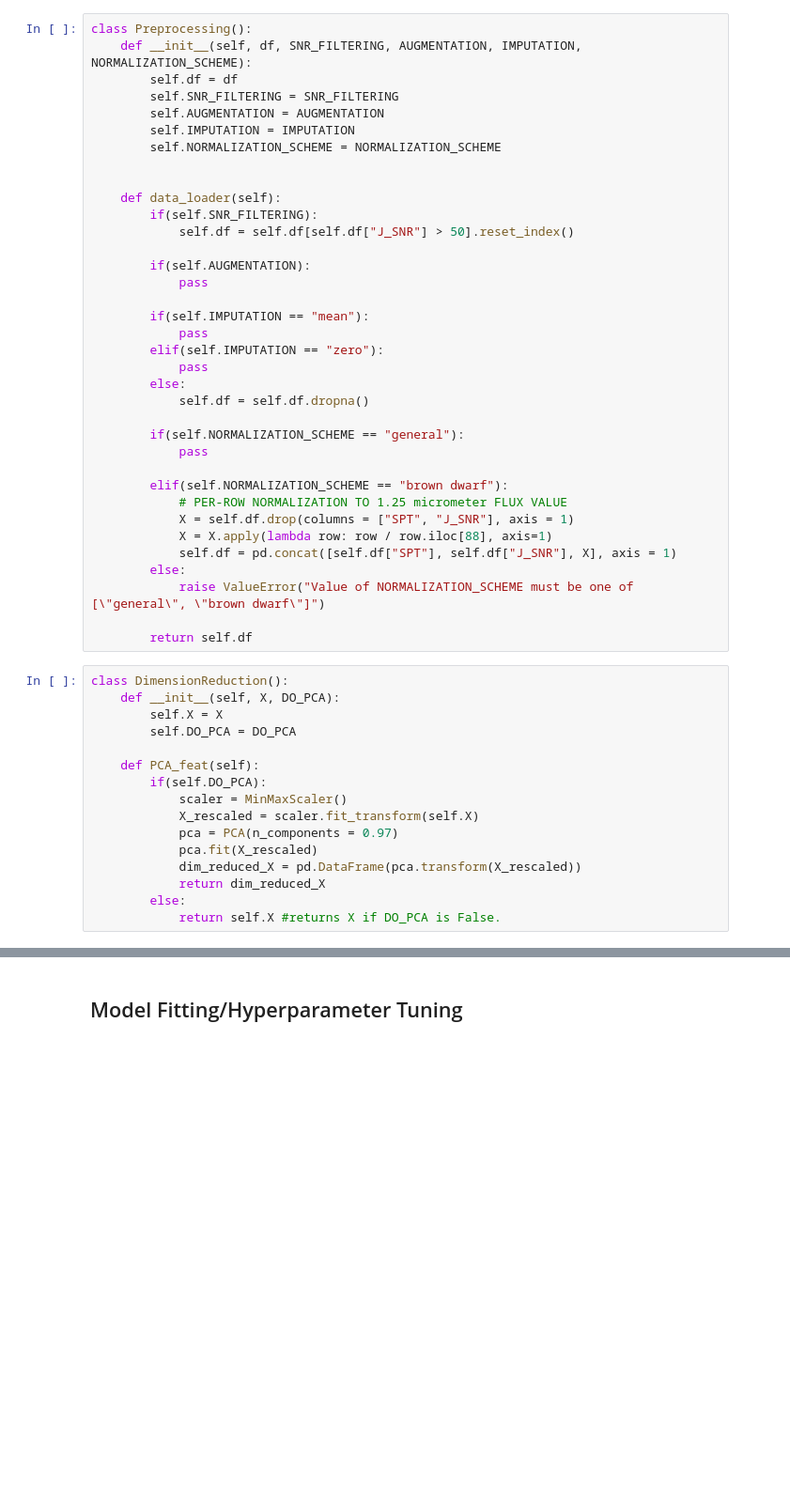
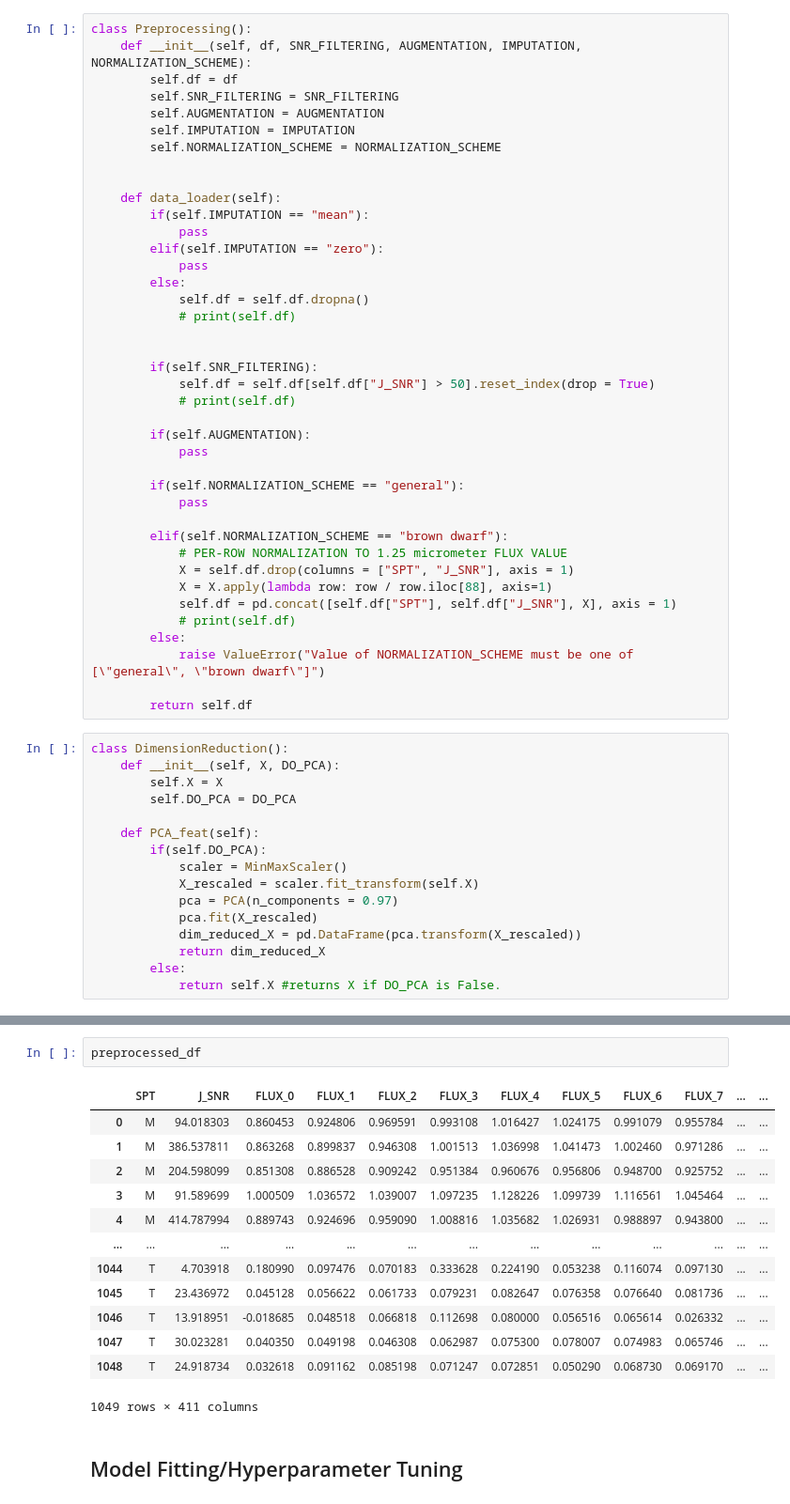
Before and after one commit to a-murali/spex-ml, a Jupyter notebook: BrownDwarfClassifier.ipynb, the cells around one changed output, grey strips where cells are left out. Shown at 94% size. Cells and saved outputs as stored; diff of their text form; blank space fills up the shorter version.

```diff
--- a/BrownDwarfClassifier.ipynb
+++ b/BrownDwarfClassifier.ipynb
@@ -62,18 +65,21 @@ class Preprocessing():
 
 
     def data_loader(self):
-        if(self.SNR_FILTERING):
-            self.df = self.df[self.df["J_SNR"] > 50].reset_index()
-
-        if(self.AUGMENTATION):
-            pass
-
         if(self.IMPUTATION == "mean"):
             pass
         elif(self.IMPUTATION == "zero"):
             pass
         else:
             self.df = self.df.dropna()
+            # print(self.df)
+
+
+        if(self.SNR_FILTERING):
+            self.df = self.df[self.df["J_SNR"] > 50].reset_index(drop = True)
+            # print(self.df)
+
+        if(self.AUGMENTATION):
+            pass
 
         if(self.NORMALIZATION_SCHEME == "general"):
             pass
@@ -83,6 +89,7 @@ class Preprocessing():
             X = self.df.drop(columns = ["SPT", "J_SNR"], axis = 1)
             X = X.apply(lambda row: row / row.iloc[88], axis=1)
             self.df = pd.concat([self.df["SPT"], self.df["J_SNR"], X], axis = 1)
+            # print(self.df)
         else:
             raise ValueError("Value of NORMALIZATION_SCHEME must be one of [\"general\", \"brown dwarf\"]")
 
@@ -118,6 +125,22 @@ X = dimension_reducer.PCA_feat()
 
 
 X_train, X_test, y_train, y_test = train_test_split(X, y, test_size = 0.3, random_state = 42)
+# %%
+preprocessed_df
+# %% [output]
+|  | SPT | J_SNR | FLUX_0 | FLUX_1 | FLUX_2 | FLUX_3 | FLUX_4 | FLUX_5 | FLUX_6 | FLUX_7 | ... | ... |
+| 0 | M | 94.018303 | 0.860453 | 0.924806 | 0.969591 | 0.993108 | 1.016427 | 1.024175 | 0.991079 | 0.955784 | ... | ... |
+| 1 | M | 386.537811 | 0.863268 | 0.899837 | 0.946308 | 1.001513 | 1.036998 | 1.041473 | 1.002460 | 0.971286 | ... | ... |
+| 2 | M | 204.598099 | 0.851308 | 0.886528 | 0.909242 | 0.951384 | 0.960676 | 0.956806 | 0.948700 | 0.925752 | ... | ... |
+| 3 | M | 91.589699 | 1.000509 | 1.036572 | 1.039007 | 1.097235 | 1.128226 | 1.099739 | 1.116561 | 1.045464 | ... | ... |
+| 4 | M | 414.787994 | 0.889743 | 0.924696 | 0.959090 | 1.008816 | 1.035682 | 1.026931 | 0.988897 | 0.943800 | ... | ... |
+| ... | ... | ... | ... | ... | ... | ... | ... | ... | ... | ... | ... | ... |
+| 1044 | T | 4.703918 | 0.180990 | 0.097476 | 0.070183 | 0.333628 | 0.224190 | 0.053238 | 0.116074 | 0.097130 | ... | ... |
+| 1045 | T | 23.436972 | 0.045128 | 0.056622 | 0.061733 | 0.079231 | 0.082647 | 0.076358 | 0.076640 | 0.081736 | ... | ... |
+| 1046 | T | 13.918951 | -0.018685 | 0.048518 | 0.066818 | 0.112698 | 0.080000 | 0.056516 | 0.065614 | 0.026332 | ... | ... |
+| 1047 | T | 30.023281 | 0.040350 | 0.049198 | 0.046308 | 0.062987 | 0.075300 | 0.078007 | 0.074983 | 0.065746 | ... | ... |
+| 1048 | T | 24.918734 | 0.032618 | 0.091162 | 0.085198 | 0.071247 | 0.072851 | 0.050290 | 0.068730 | 0.069170 | ... | ... |
+1049 rows × 411 columns
 # %% [markdown]
 ## Model Fitting/Hyperparameter Tuning
 # %%
```
Also changed, not shown: parts of 4 cells of this notebook, 1 other file.
